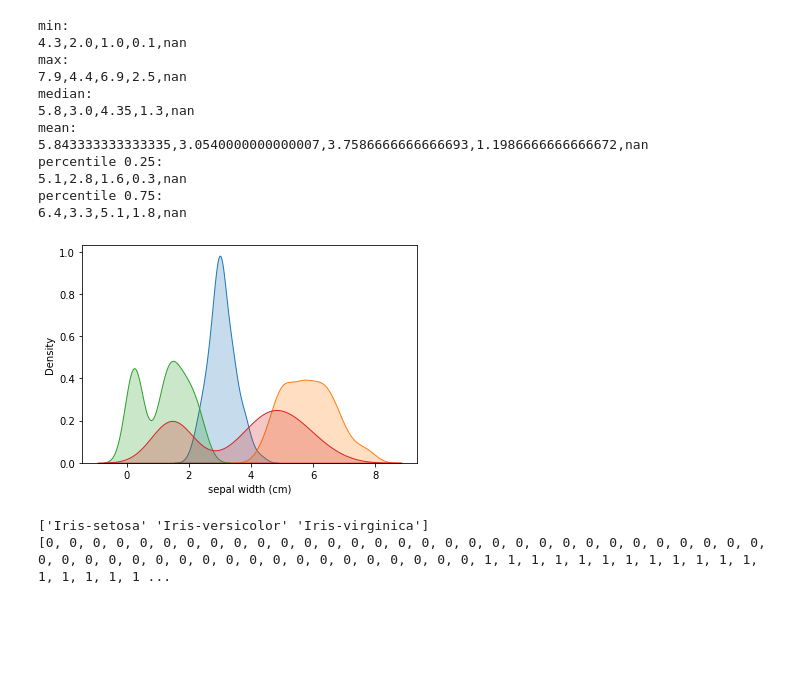
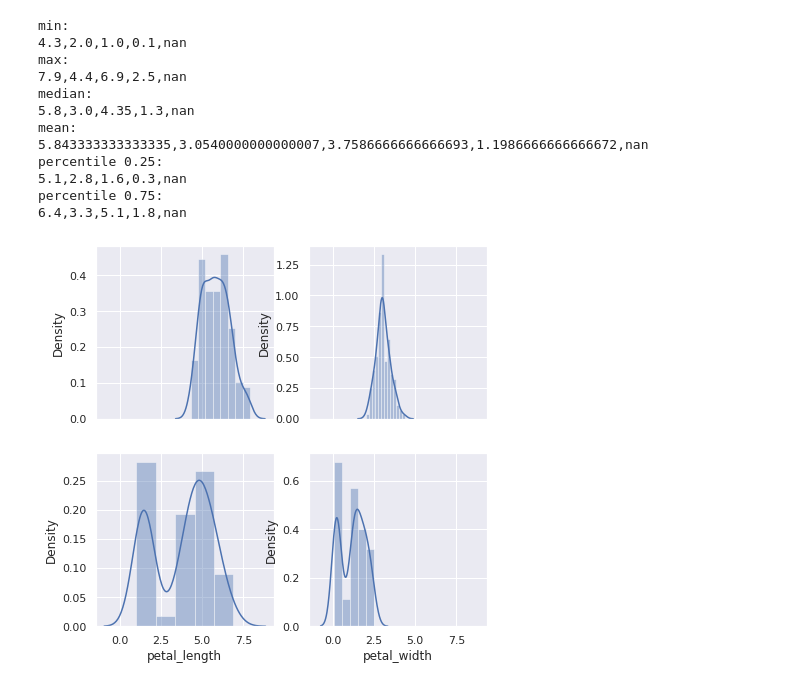
Before and after one commit to valyaler/innopolis, a Jupyter notebook: Python_dz3.ipynb, the cells around one changed output. Drawn from its saved outputs; the diff is of its cells as text; code cells hidden in the pictures; blank space fills up the shorter version.

```diff
--- a/Python_dz3.ipynb
+++ b/Python_dz3.ipynb
@@ -39,59 +39,3 @@ percentile 0.25:
 5.1,2.8,1.6,0.3,nan
 percentile 0.75:
 6.4,3.3,5.1,1.8,nan
-# %%
-#3) Постройте гистограмму для каждого из числовых атрибутов в датасете
-import pandas as pd
-import numpy as np
-import matplotlib.pyplot as plt
-import seaborn as sns
-from sklearn import datasets
-iris = datasets.load_iris()
-data = pd.DataFrame(data= np.c_[iris['data'], iris['target']], columns= iris['feature_names'] + ['target'])
-
-snsplot = sns.kdeplot(data['sepal width (cm)'], shade=True)
-fig = snsplot.get_figure()
-
-snsplot = sns.kdeplot(data['sepal length (cm)'], shade=True)
-fig = snsplot.get_figure()
-
-snsplot = sns.kdeplot(data['petal width (cm)'], shade=True)
-fig = snsplot.get_figure()
-
-snsplot = sns.kdeplot(data['petal length (cm)'], shade=True)
-fig = snsplot.get_figure()
-# %% [output]
-[figure, removed]
-# %%
-#4) Сгруппируйте датасет по категории (последний столбец датасета) и повторите шаги 2 и 3 для групп.
-import pandas as pd
-from io import StringIO
-import numpy as np
-url = 'https://archive.ics.uci.edu/ml/machine-learning-databases/iris/iris.data'
-iris = np.genfromtxt(url, delimiter=',', dtype='str', usecols=4)
-uniqs = np.unique(species)
-print(uniqs)
-species_cat = species
-np.argwhere(uniqs == 'Iris-versicolor').tolist()[0][0]
-out = []
-for val in uniqs:
-    for s in species_cat[species_cat == val]:
-        group_id = np.argwhere(uniqs == s).tolist()[0][0]
-        out.append(group_id)
-print(out)
-d = np.genfromtxt(url, delimiter=',', dtype='str')
-attr1 = np.array(out)
-attr1 = attr1.reshape((150,1))
-attr1.shape
-zz = np.concatenate((d, attr1), axis = 1)
-num_col = zz[:, 1].astype('float')
-num_col
-grp_col = zz[:, 5]
-grp_col
-res = []
-for val in np.unique(grp_col):
-    res.append( [val, num_col[ grp_col == val].mean(), num_col[grp_col == val].std()])
-    res
-# %% [output]
-['Iris-setosa' 'Iris-versicolor' 'Iris-virginica']
-[0, 0, 0, 0, 0, 0, 0, 0, 0, 0, 0, 0, 0, 0, 0, 0, 0, 0, 0, 0, 0, 0, 0, 0, 0, 0, 0, 0, 0, 0, 0, 0, 0, 0, 0, 0, 0, 0, 0, 0, 0, 0, 0, 0, 0, 0, 0, 0, 0, 0, 1, 1, 1, 1, 1, 1, 1, 1, 1, 1, 1, 1, 1, 1, 1, 1, 1 ...
@@ -112,0 +42,13 @@ for val in np.unique(grp_col):
+# %%
+#3) Постройте гистограмму для каждого из числовых атрибутов в датасете
+import seaborn as sns
+import matplotlib.pyplot as plt
+data = sns.load_dataset('iris')
+f, axes = plt.subplots(2, 2, figsize=(7, 7), sharex=True)
+sns.distplot( data["sepal_length"] ,  ax=axes[0, 0])
+sns.distplot( data["sepal_width"] ,  ax=axes[0, 1])
+sns.distplot( data["petal_length"] ,  ax=axes[1, 0])
+sns.distplot( data["petal_width"] ,  ax=axes[1, 1])
+plt.show()
+# %% [output]
+[figure, added]
```
Also changed, not shown: parts of 4 cells of this notebook.
